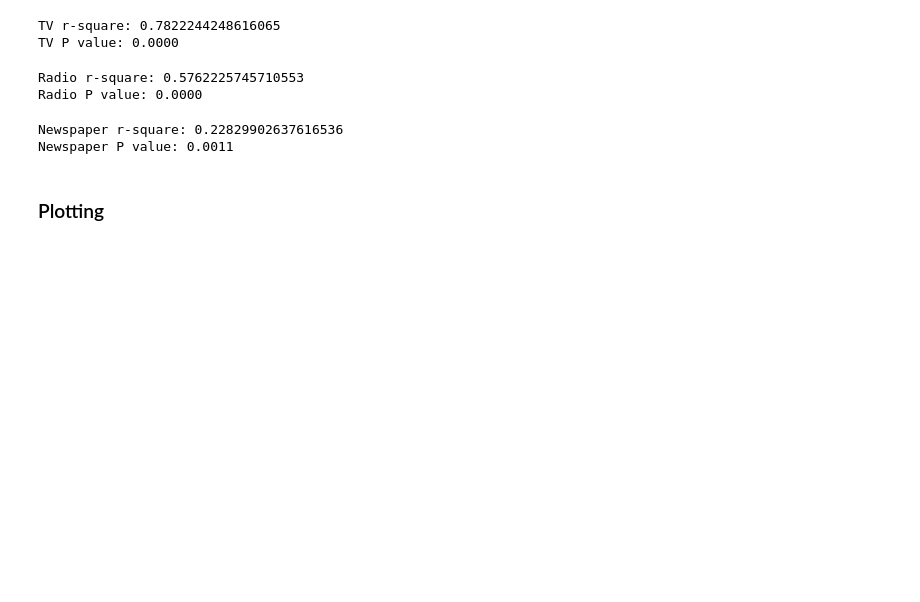
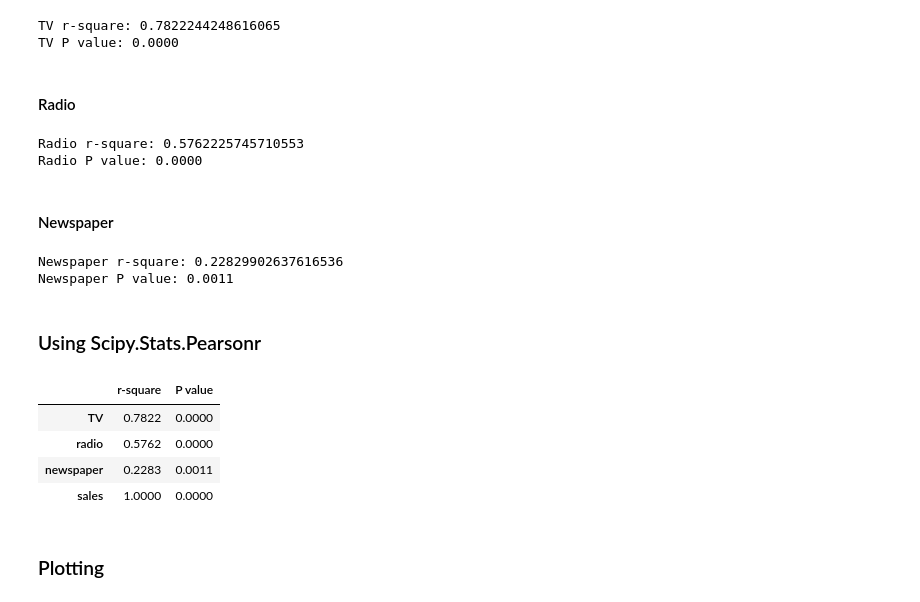
Before and after one commit to adunoluwa1/Data-Science, a Jupyter notebook: Advertising.ipynb, the cells around one changed output. Drawn from its saved outputs; the diff is of its cells as text; code cells hidden in the pictures; blank space fills up the shorter version.

```diff
--- a/Advertising.ipynb
+++ b/Advertising.ipynb
@@ -84,6 +108,8 @@ print(f"TV P value: {p:.4f}")
 # %% [output]
 TV r-square: 0.7822244248616065
 TV P value: 0.0000
+# %% [markdown]
+#### Radio
 # %%
 # Radio
 slope, intercept, r, p, std_error = stats.linregress(Radio, y)
@@ -98,6 +124,8 @@ print(f"Radio P value: {p:.4f}")
 # %% [output]
 Radio r-square: 0.5762225745710553
 Radio P value: 0.0000
+# %% [markdown]
+#### Newspaper
 # %%
 # Newspaper
 slope, intercept, r, p, std_error = stats.linregress(Newspaper, y)
@@ -111,6 +139,21 @@ print(f"Newspaper P value: {p:.4f}")
 # %% [output]
 Newspaper r-square: 0.22829902637616536
 Newspaper P value: 0.0011
+# %% [markdown]
+### Using Scipy.Stats.Pearsonr
+# %%
+dg = pd.DataFrame(columns=["r-square","P value"])
+for col in df:
+    if pd.api.types.is_numeric_dtype(df[col]):
+        r, p = stats.pearsonr(df[col],df.sales)
+        dg.loc[col] = [round(r,4),round(p,4)]
+dg
+# %% [output]
+|  | r-square | P value |
+| TV | 0.7822 | 0.0000 |
+| radio | 0.5762 | 0.0000 |
+| newspaper | 0.2283 | 0.0011 |
+| sales | 1.0000 | 0.0000 |
 # %% [markdown]
 ### Plotting
 # %%
```
Also changed, not shown: parts of 9 cells of this notebook, 2 other files.
